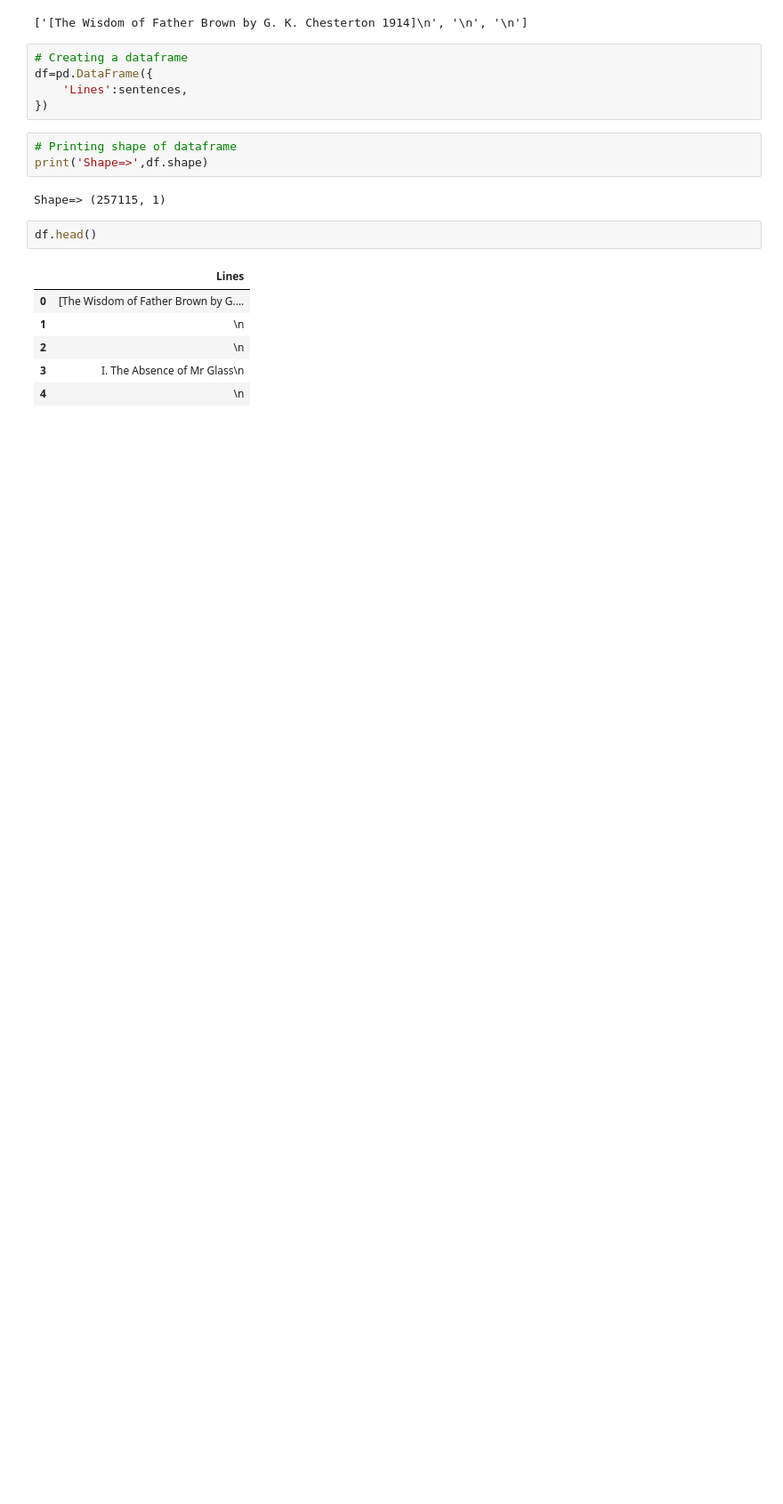
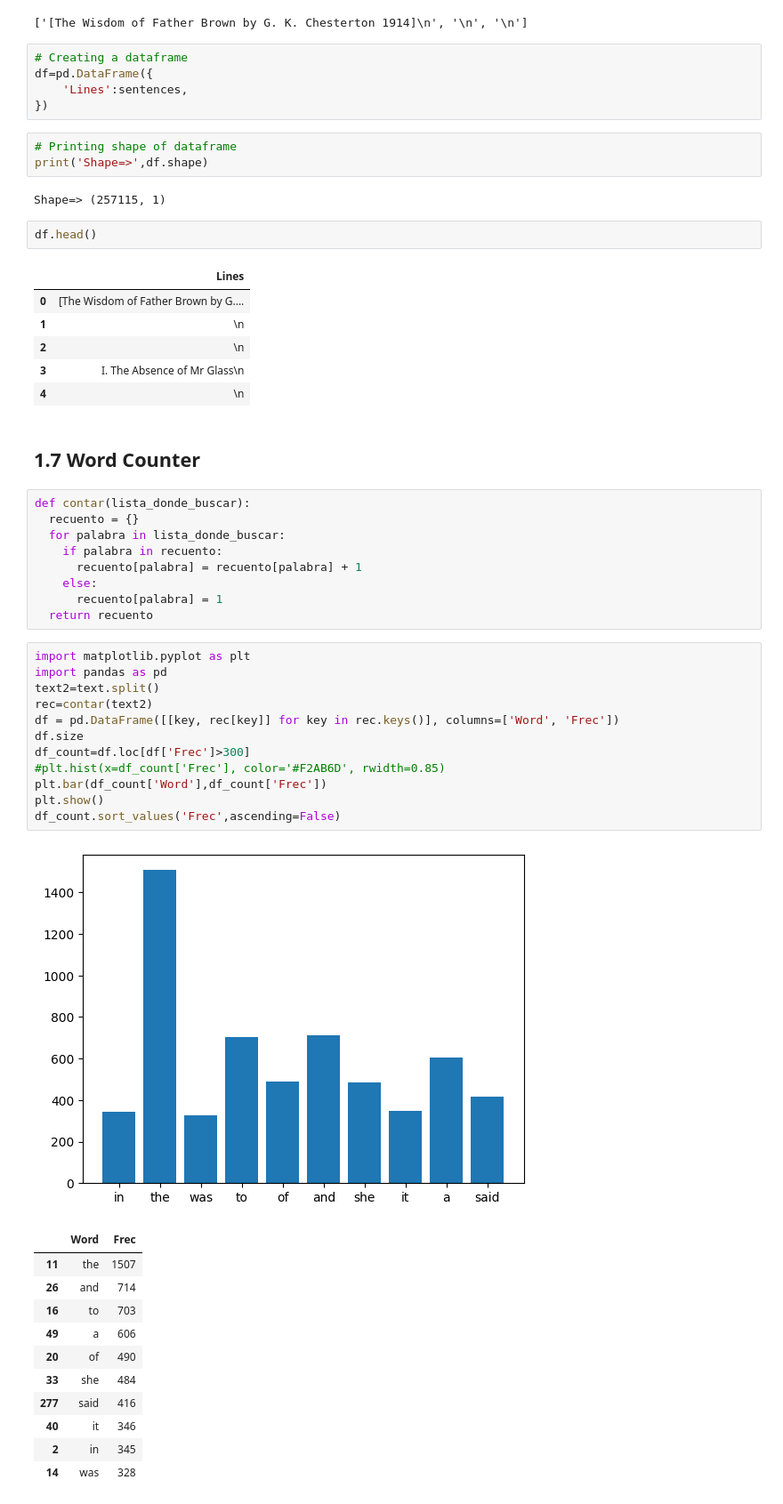
Before and after one commit to sros-UNED/NLPforHumanist, a Jupyter notebook: Digging_for_gold/Digging_for_Gold_2023_reading_data.ipynb, the cells around one changed output. Shown at 89% size. Saved outputs shown, nothing was run; the diff lists cells and outputs as text; blank space fills up the shorter version.

```diff
--- a/Digging_for_gold/Digging_for_Gold_2023_reading_data.ipynb
+++ b/Digging_for_gold/Digging_for_Gold_2023_reading_data.ipynb
@@ -643,3 +624,39 @@ df.head()
 | 2 | \n |
 | 3 | I. The Absence of Mr Glass\n |
 | 4 | \n |
+# %% [markdown]
+## 1.7 Word Counter
+# %%
+def contar(lista_donde_buscar):
+  recuento = {}
+  for palabra in lista_donde_buscar:
+    if palabra in recuento:
+      recuento[palabra] = recuento[palabra] + 1
+    else:
+      recuento[palabra] = 1
+  return recuento
+# %%
+import matplotlib.pyplot as plt
+import pandas as pd
+text2=text.split()
+rec=contar(text2)
+df = pd.DataFrame([[key, rec[key]] for key in rec.keys()], columns=['Word', 'Frec'])
+df.size
+df_count=df.loc[df['Frec']>300]
+#plt.hist(x=df_count['Frec'], color='#F2AB6D', rwidth=0.85)
+plt.bar(df_count['Word'],df_count['Frec'])
+plt.show()
+df_count.sort_values('Frec',ascending=False)
+# %% [output]
+[figure, added]
+|  | Word | Frec |
+| 11 | the | 1507 |
+| 26 | and | 714 |
+| 16 | to | 703 |
+| 49 | a | 606 |
+| 20 | of | 490 |
+| 33 | she | 484 |
+| 277 | said | 416 |
+| 40 | it | 346 |
+| 2 | in | 345 |
+| 14 | was | 328 |
```
Also changed, not shown: parts of 7 cells of this notebook.
